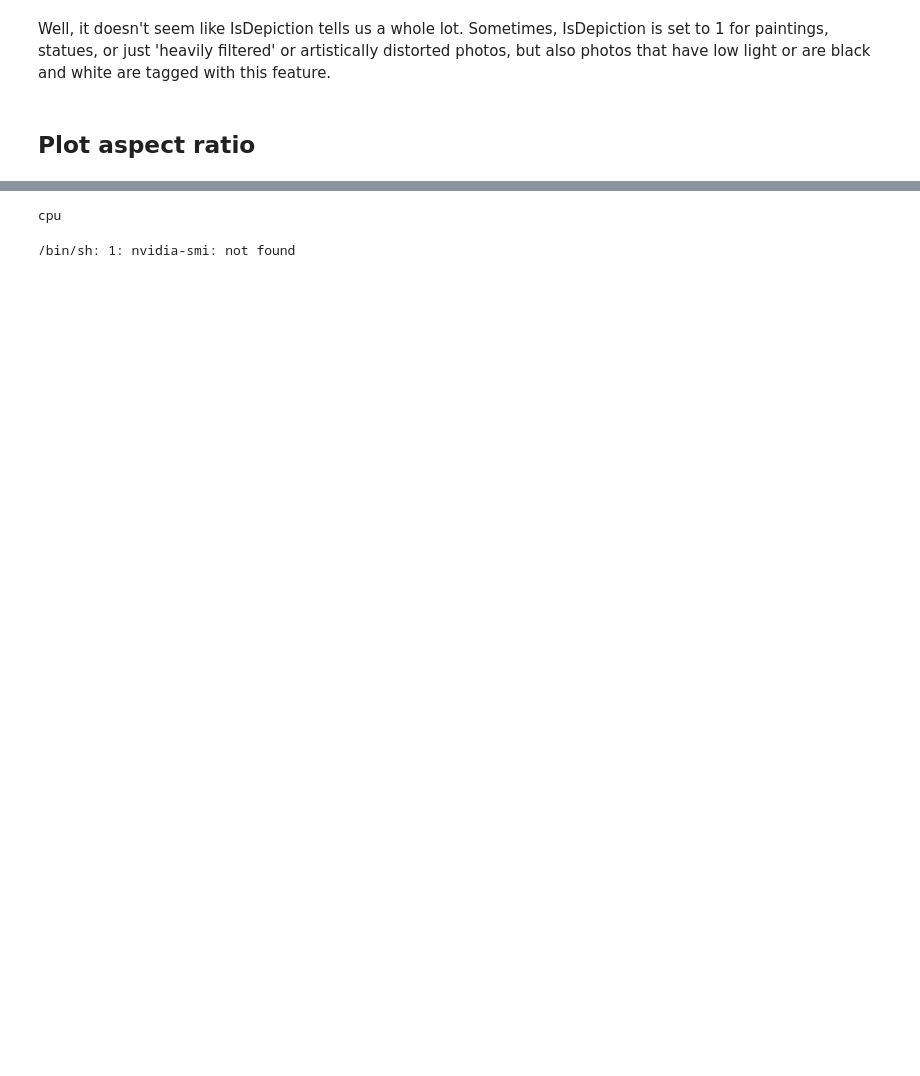
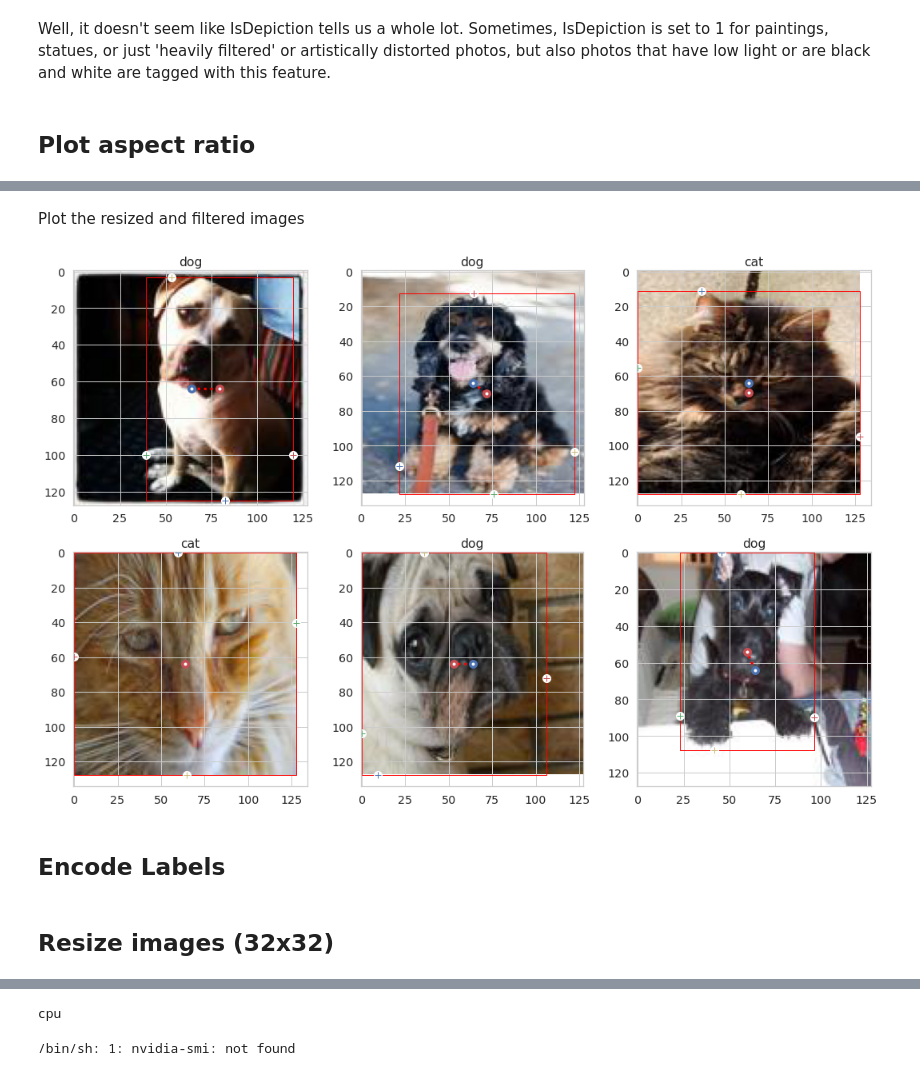
Before and after one commit to LaurenMadar/AML-finalgroup2, a Jupyter notebook: Group2_Phase3.ipynb, the cells around one changed output, grey strips where cells are left out. Drawn from its saved outputs; the diff is of its cells as text; code cells hidden in the pictures; blank space fills up the shorter version.

```diff
--- a/Group2_Phase3.ipynb
+++ b/Group2_Phase3.ipynb
@@ -460,0 +468,9 @@ sns.heatmap(corr, mask=mask, cmap=cmap, vmax=.3,
+# %% [markdown]
+Plot the resized and filtered images
+# %%
+# plot random 6 of the 128x128 images
+RandomSixImages(df, False, 128)
+# %% [output]
+[figure, added]
+# %% [markdown]
+## Encode Labels
@@ -460,0 +480,2 @@ sns.heatmap(corr, mask=mask, cmap=cmap, vmax=.3,
+# %% [markdown]
+## Resize images (32x32)
```
Also changed, not shown: parts of 47 cells of this notebook.
